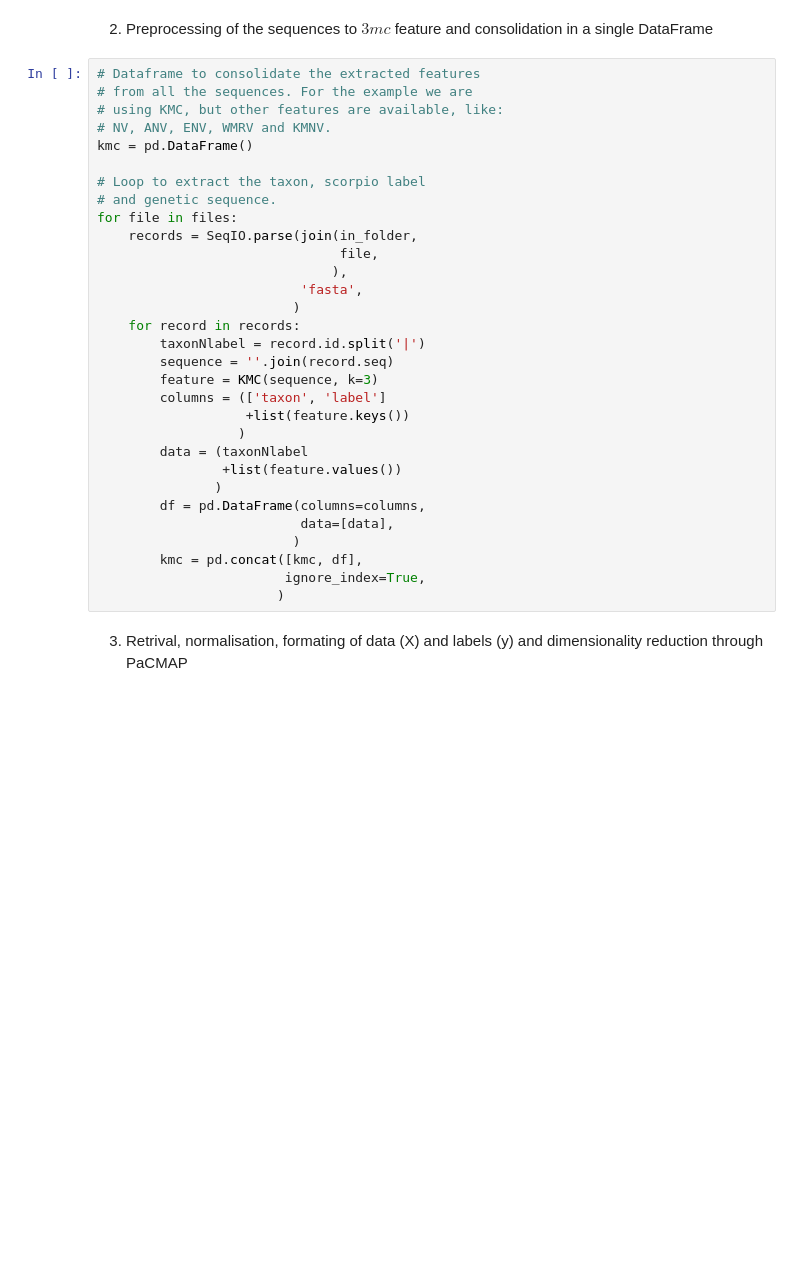
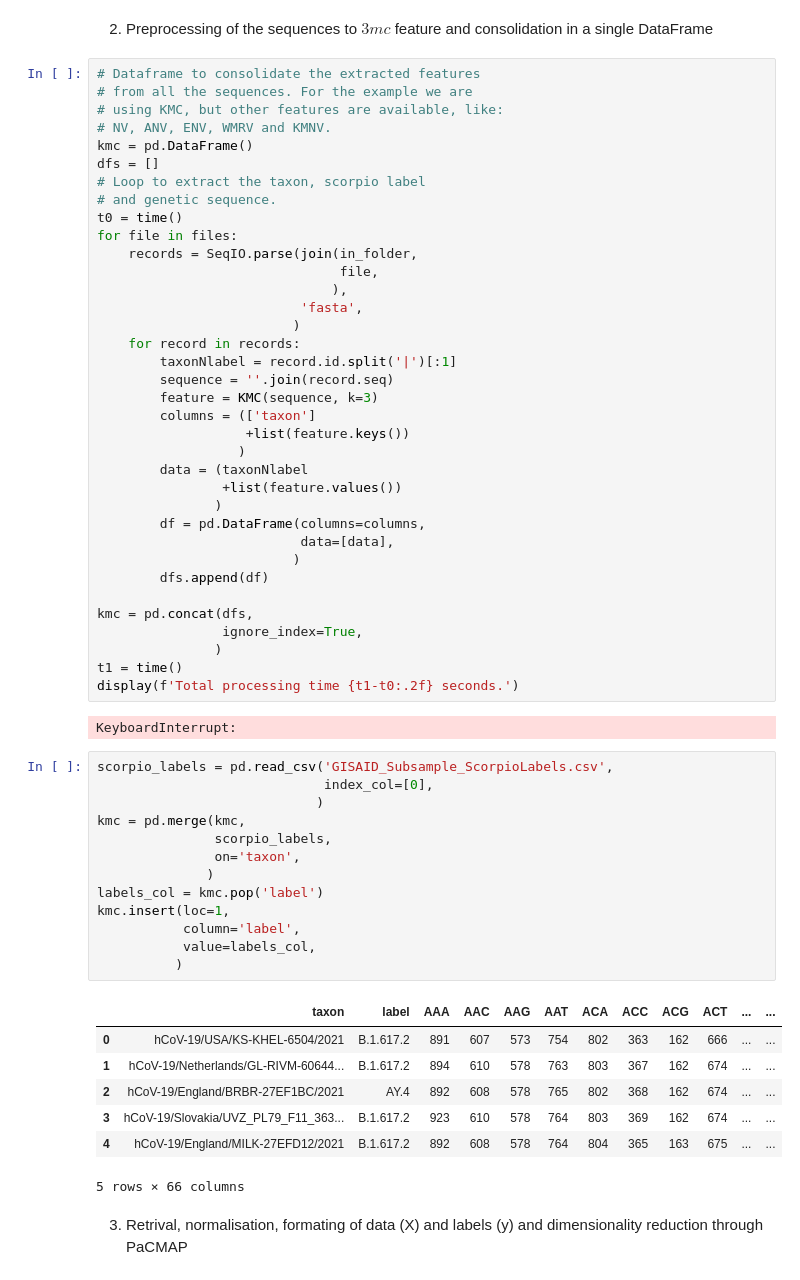
Before and after one commit to robcah/dimredcovid19, a Jupyter notebook: Dimensionality_Reduction_Covid19.ipynb, the cells around one changed output. Drawn from its saved outputs; the diff is of its cells as text; blank space fills up the shorter version.

```diff
--- a/Dimensionality_Reduction_Covid19.ipynb
+++ b/Dimensionality_Reduction_Covid19.ipynb
@@ -58,9 +59,10 @@ files
 # using KMC, but other features are available, like:
 # NV, ANV, ENV, WMRV and KMNV.
 kmc = pd.DataFrame()
-
+dfs = []
 # Loop to extract the taxon, scorpio label
 # and genetic sequence.
+t0 = time()
 for file in files:
     records = SeqIO.parse(join(in_folder,
                                file,
@@ -68,10 +70,10 @@ for file in files:
                           'fasta',
                          )
     for record in records:
-        taxonNlabel = record.id.split('|')
+        taxonNlabel = record.id.split('|')[:1]
         sequence = ''.join(record.seq)
         feature = KMC(sequence, k=3)
-        columns = (['taxon', 'label']
+        columns = (['taxon']
                    +list(feature.keys())
                   )
         data = (taxonNlabel
@@ -80,9 +82,36 @@ for file in files:
         df = pd.DataFrame(columns=columns,
                           data=[data],
                          )
-        kmc = pd.concat([kmc, df],
-                        ignore_index=True,
-                       )
+        dfs.append(df)
+
+kmc = pd.concat(dfs,
+                ignore_index=True,
+               )
+t1 = time()
+display(f'Total processing time {t1-t0:.2f} seconds.')
+# %% [output]
+KeyboardInterrupt:
+# %%
+scorpio_labels = pd.read_csv('GISAID_Subsample_ScorpioLabels.csv',
+                             index_col=[0],
+                            )
+kmc = pd.merge(kmc,
+               scorpio_labels,
+               on='taxon',
+              )
+labels_col = kmc.pop('label')
+kmc.insert(loc=1,
+           column='label',
+           value=labels_col,
+          )
+# %% [output]
+|  | taxon | label | AAA | AAC | AAG | AAT | ACA | ACC | ACG | ACT | ... | ... |
+| 0 | hCoV-19/USA/KS-KHEL-6504/2021 | B.1.617.2 | 891 | 607 | 573 | 754 | 802 | 363 | 162 | 666 | ... | ... |
+| 1 | hCoV-19/Netherlands/GL-RIVM-60644... | B.1.617.2 | 894 | 610 | 578 | 763 | 803 | 367 | 162 | 674 | ... | ... |
+| 2 | hCoV-19/England/BRBR-27EF1BC/2021 | AY.4 | 892 | 608 | 578 | 765 | 802 | 368 | 162 | 674 | ... | ... |
+| 3 | hCoV-19/Slovakia/UVZ_PL79_F11_363... | B.1.617.2 | 923 | 610 | 578 | 764 | 803 | 369 | 162 | 674 | ... | ... |
+| 4 | hCoV-19/England/MILK-27EFD12/2021 | B.1.617.2 | 892 | 608 | 578 | 764 | 804 | 365 | 163 | 675 | ... | ... |
+5 rows × 66 columns
 # %% [markdown]
 3. Retrival, normalisation, formating of data (X) and labels (y) and dimensionality reduction through PaCMAP
 # %%
```
Also changed, not shown: parts of 2 cells of this notebook.
